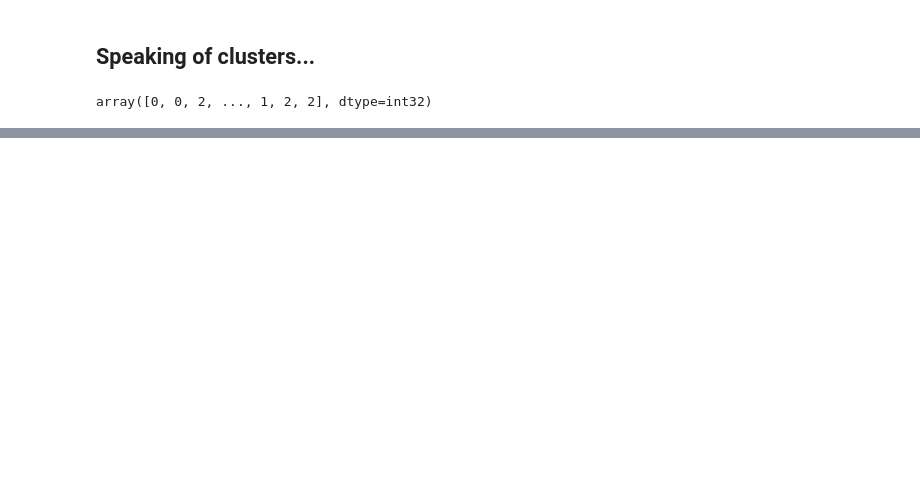
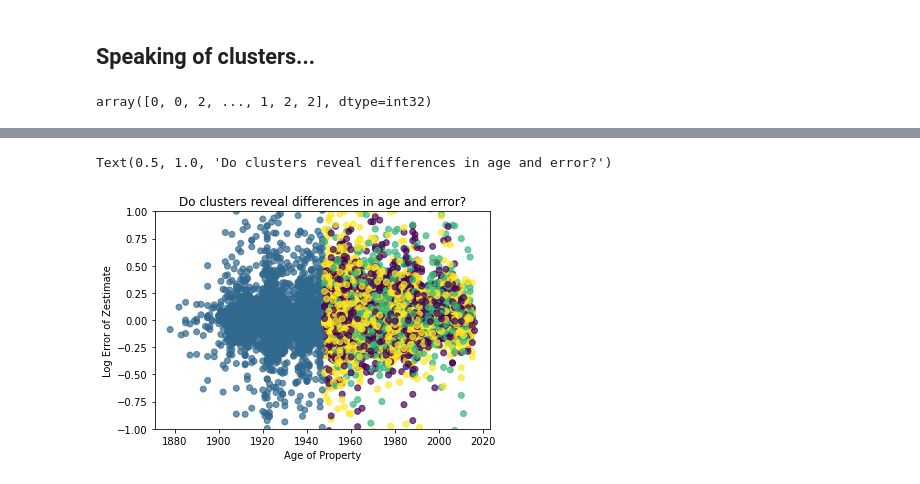
Before and after one commit to TeamOneCluster/ClusterProject, a Jupyter notebook: bts-explore.ipynb, the cells around one changed output, grey strips where cells are left out. Cells and saved outputs as stored; diff of their text form; code cells hidden in the pictures; blank space fills up the shorter version.

```diff
--- a/bts-explore.ipynb
+++ b/bts-explore.ipynb
@@ -1044,0 +1021,9 @@ train, X_scaled, scaler, kmeans, centroids = create_cluster(train, X_train, 3)
+# %%
+plt.scatter(y=y_train.logerror, x=X_train.yearbuilt, c=X_train.cluster, alpha=.7)
+plt.ylim(-1,1)
+plt.xlabel('Age of Property')
+plt.ylabel('Log Error of Zestimate')
+plt.title("Do clusters reveal differences in age and error?")
+# %% [output]
+Text(0.5, 1.0, 'Do clusters reveal differences in age and error?')
+[figure, added]
```
Also changed, not shown: parts of 90 cells of this notebook.
